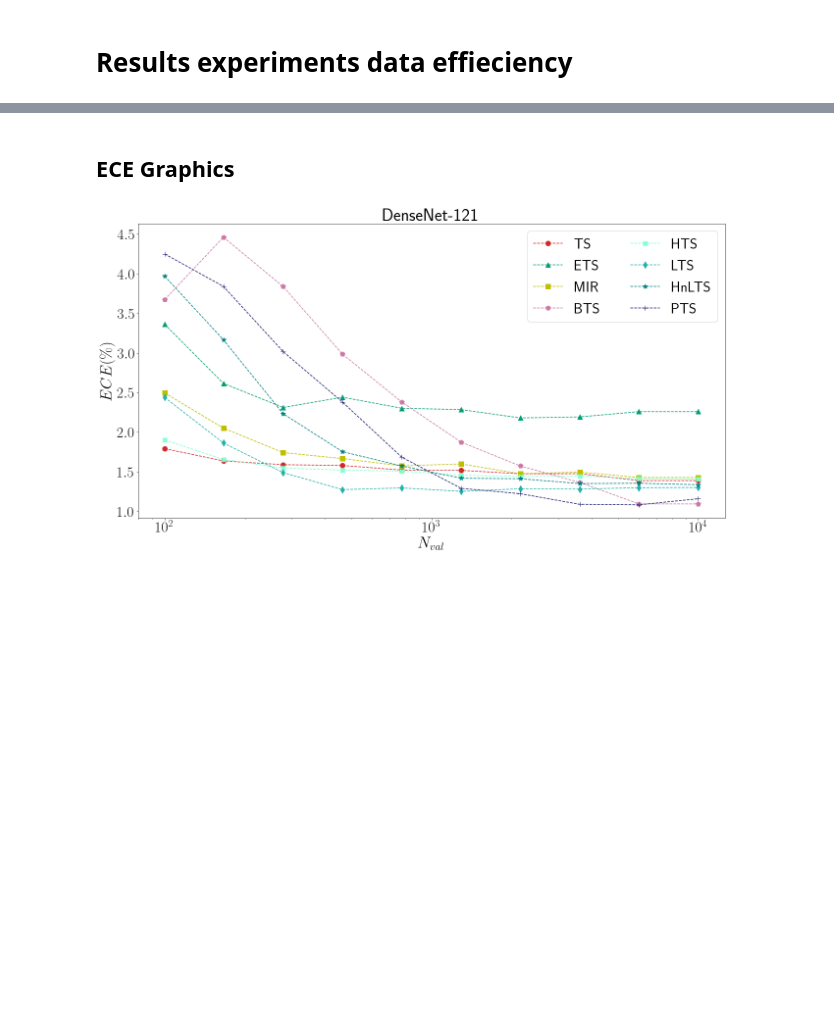
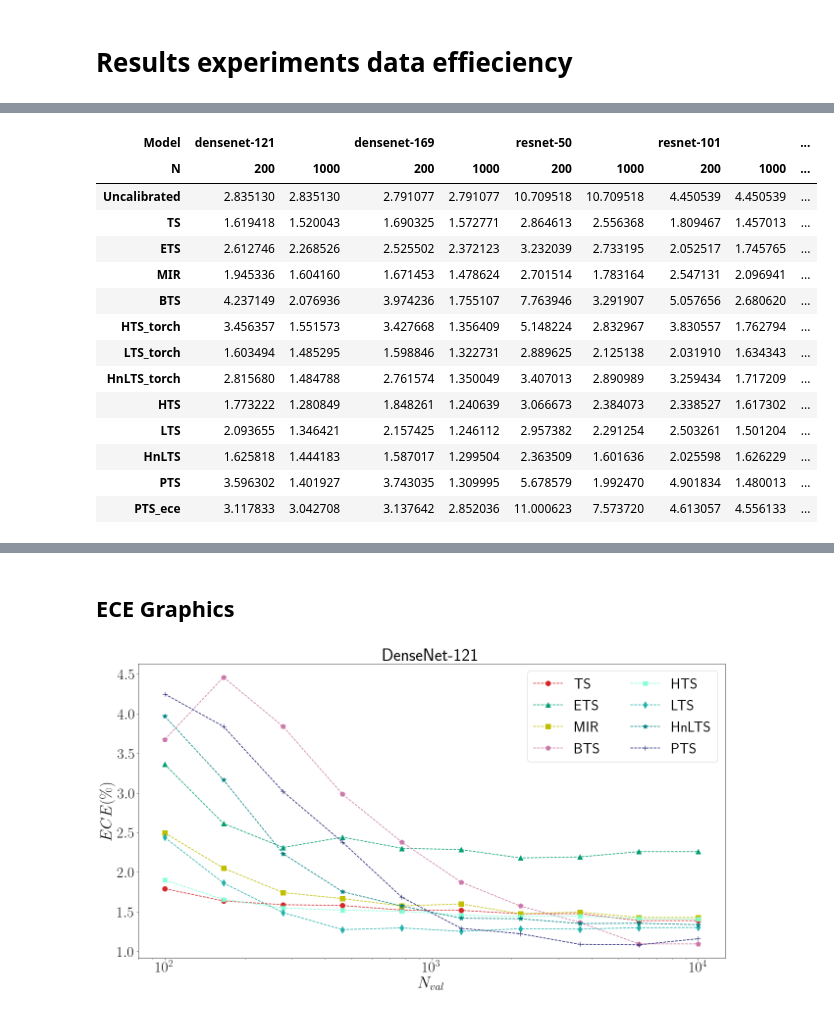
Before and after one commit to SergioAlvarezB/adaptive-tempscaling, a Jupyter notebook: code/notebooks/exp_data_eff_results.ipynb, the cells around one changed output, grey strips where cells are left out. Drawn from its saved outputs; the diff is of its cells as text; code cells hidden in the pictures; blank space fills up the shorter version.

```diff
--- a/code/notebooks/exp_data_eff_results.ipynb
+++ b/code/notebooks/exp_data_eff_results.ipynb
@@ -16,0 +53,18 @@ plt.rc('text.latex', preamble=r'\usepackage{amsmath} \usepackage{amssymb}')
+# %%
+ECE.loc['cifar10'][['Uncalibrated', 'TS', 'ETS', 'MIR', 'BTS', 'HTS_torch', 'LTS_torch', 'HnLTS_torch', 'HTS', 'LTS', 'HnLTS', 'PTS', 'PTS_ece']].transpose().style.apply(highlight_min)
+# %% [output]
+| Model | densenet-121 |  | densenet-169 |  | resnet-50 |  | resnet-101 |  | ... |
+| N | 200 | 1000 | 200 | 1000 | 200 | 1000 | 200 | 1000 | ... |
+| Uncalibrated | 2.835130 | 2.835130 | 2.791077 | 2.791077 | 10.709518 | 10.709518 | 4.450539 | 4.450539 | ... |
+| TS | 1.619418 | 1.520043 | 1.690325 | 1.572771 | 2.864613 | 2.556368 | 1.809467 | 1.457013 | ... |
+| ETS | 2.612746 | 2.268526 | 2.525502 | 2.372123 | 3.232039 | 2.733195 | 2.052517 | 1.745765 | ... |
+| MIR | 1.945336 | 1.604160 | 1.671453 | 1.478624 | 2.701514 | 1.783164 | 2.547131 | 2.096941 | ... |
+| BTS | 4.237149 | 2.076936 | 3.974236 | 1.755107 | 7.763946 | 3.291907 | 5.057656 | 2.680620 | ... |
+| HTS_torch | 3.456357 | 1.551573 | 3.427668 | 1.356409 | 5.148224 | 2.832967 | 3.830557 | 1.762794 | ... |
+| LTS_torch | 1.603494 | 1.485295 | 1.598846 | 1.322731 | 2.889625 | 2.125138 | 2.031910 | 1.634343 | ... |
+| HnLTS_torch | 2.815680 | 1.484788 | 2.761574 | 1.350049 | 3.407013 | 2.890989 | 3.259434 | 1.717209 | ... |
+| HTS | 1.773222 | 1.280849 | 1.848261 | 1.240639 | 3.066673 | 2.384073 | 2.338527 | 1.617302 | ... |
+| LTS | 2.093655 | 1.346421 | 2.157425 | 1.246112 | 2.957382 | 2.291254 | 2.503261 | 1.501204 | ... |
+| HnLTS | 1.625818 | 1.444183 | 1.587017 | 1.299504 | 2.363509 | 1.601636 | 2.025598 | 1.626229 | ... |
+| PTS | 3.596302 | 1.401927 | 3.743035 | 1.309995 | 5.678579 | 1.992470 | 4.901834 | 1.480013 | ... |
+| PTS_ece | 3.117833 | 3.042708 | 3.137642 | 2.852036 | 11.000623 | 7.573720 | 4.613057 | 4.556133 | ... |
```
Also changed, not shown: parts of 10 cells of this notebook, 2 other files.
